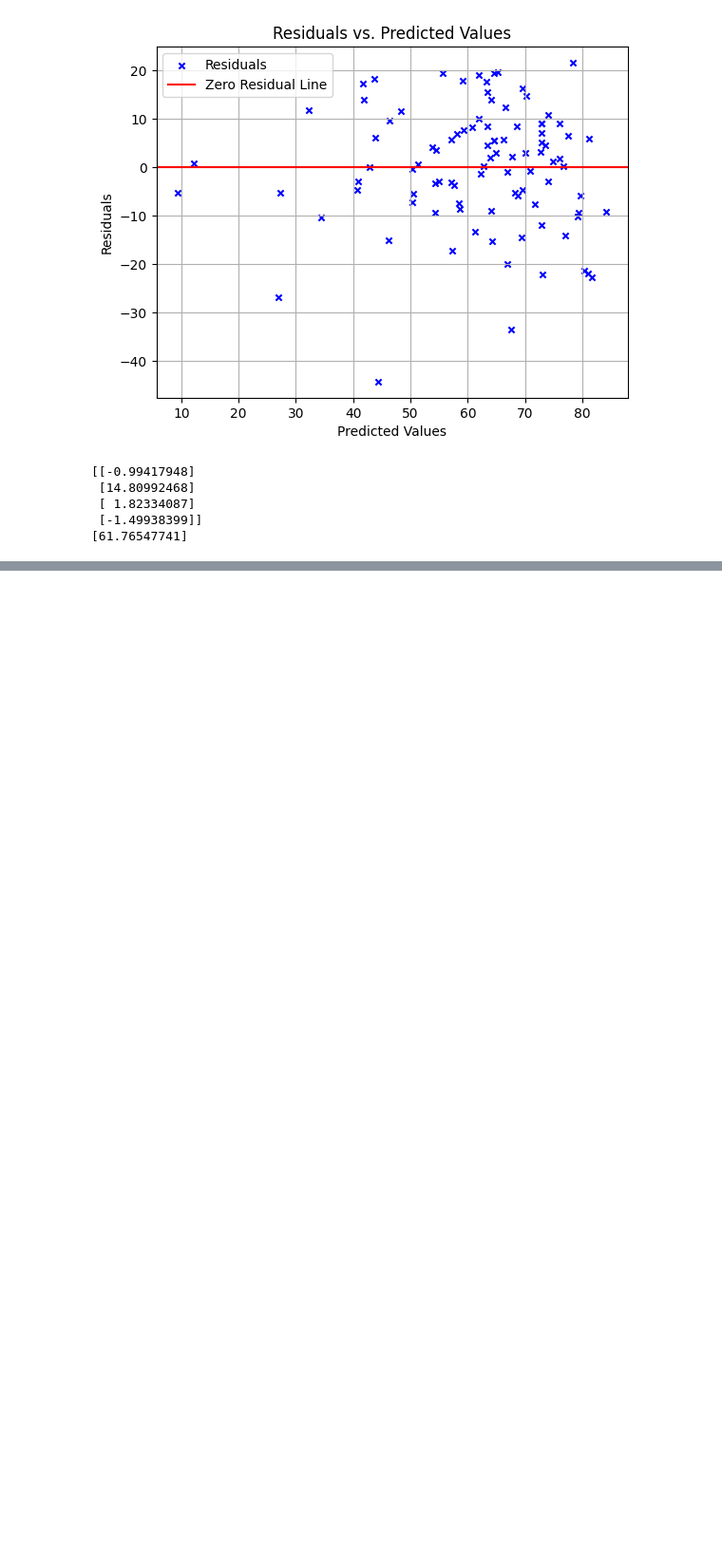
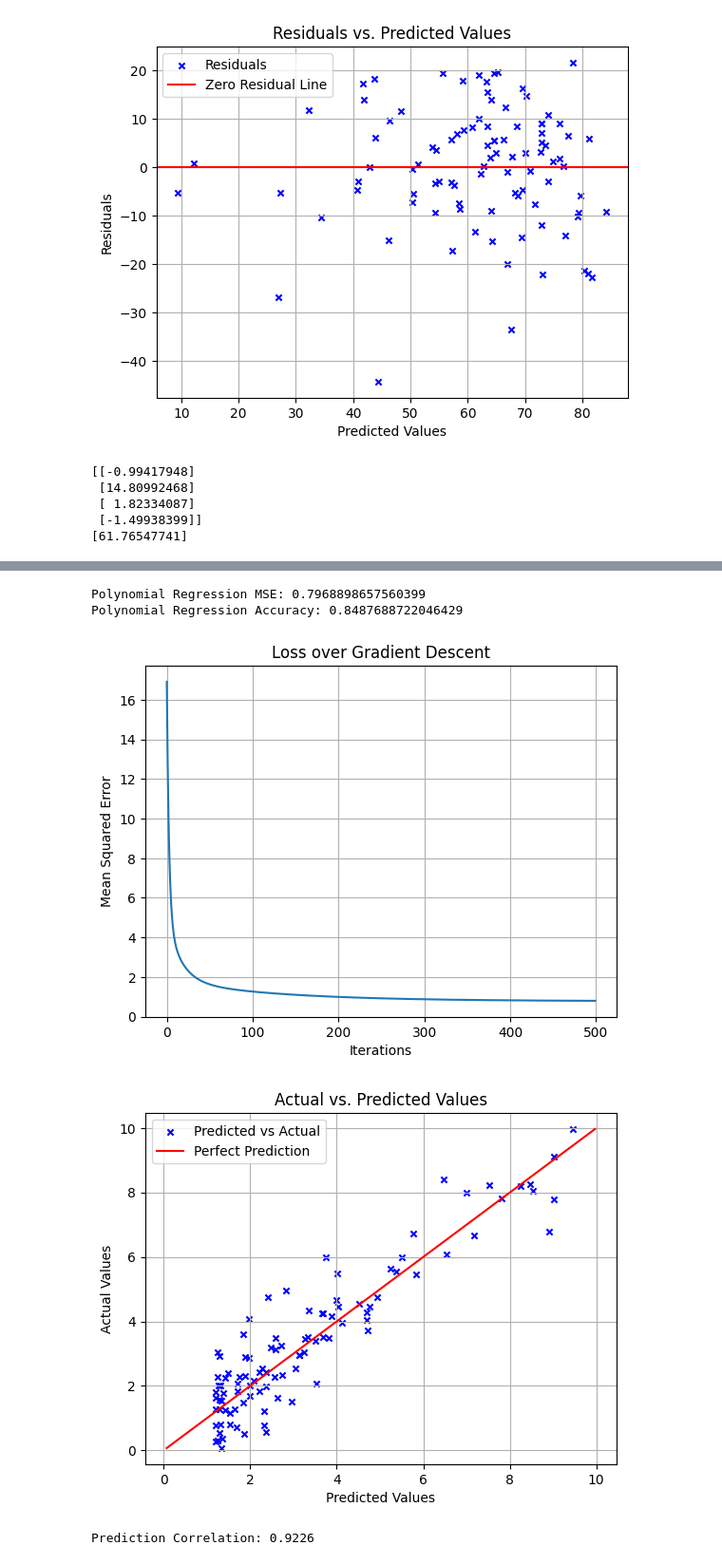
Before and after one commit to ekremarmagankarakas/MachineLearning, a Jupyter notebook: MLfromscratch/LinearRegression.ipynb, the cells around one changed output, grey strips where cells are left out. Shown: that part at 95% size. Cells and saved outputs as stored; diff of their text form; code cells hidden in the pictures; blank space fills up the shorter version.

```diff
--- a/MLfromscratch/LinearRegression.ipynb
+++ b/MLfromscratch/LinearRegression.ipynb
@@ -334,0 +384,17 @@ print(b)
+# %%
+# Evaluate and visualize polynomial regression
+mse_poly = RegressionUtils.mean_squared_error(y_poly_sample, poly_model.predict(X_poly_transformed))
+accu_poly = RegressionUtils.r2_score(y_poly_sample, poly_model.predict(X_poly_transformed))
+
+print("Polynomial Regression MSE:", mse_poly)
+print("Polynomial Regression Accuracy:", accu_poly)
+
+RegressionUtils.plot_loss(poly_model.loss_history)
+RegressionUtils.plot_predictions(poly_model, X_poly_transformed, y_poly_sample)
+RegressionUtils.plot_residuals(poly_model, X_poly_transformed, y_poly_sample)
+# %% [output]
+Polynomial Regression MSE: 0.7968898657560399
+Polynomial Regression Accuracy: 0.8487688722046429
+[figure, added]
+[figure, added]
+Prediction Correlation: 0.9226
```
Also changed, not shown: parts of 10 cells of this notebook.
